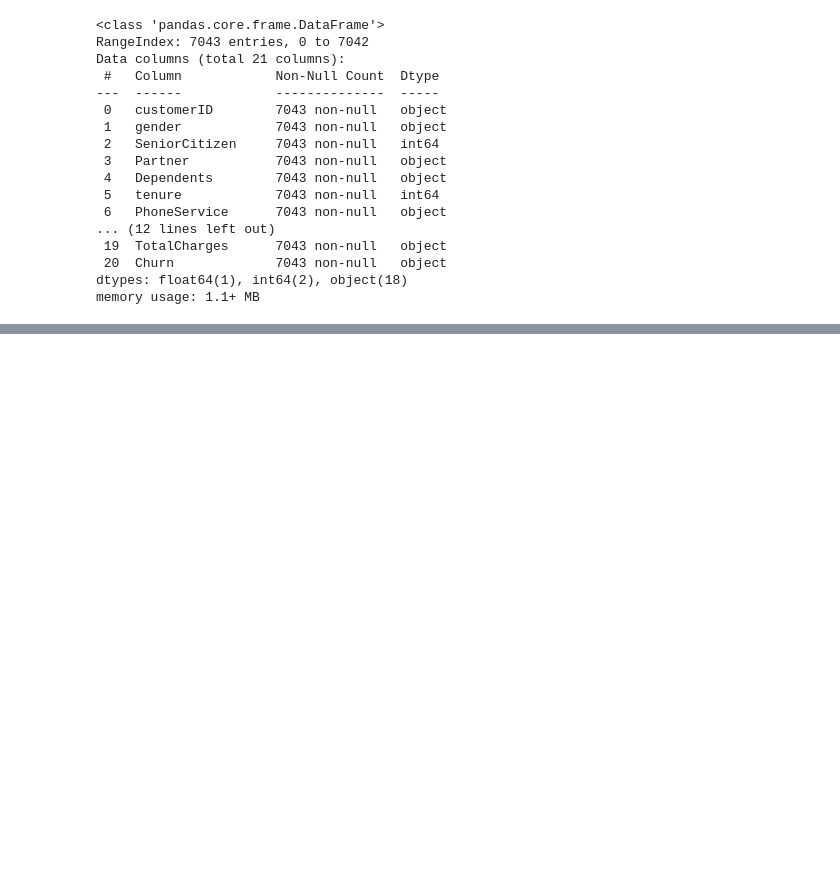
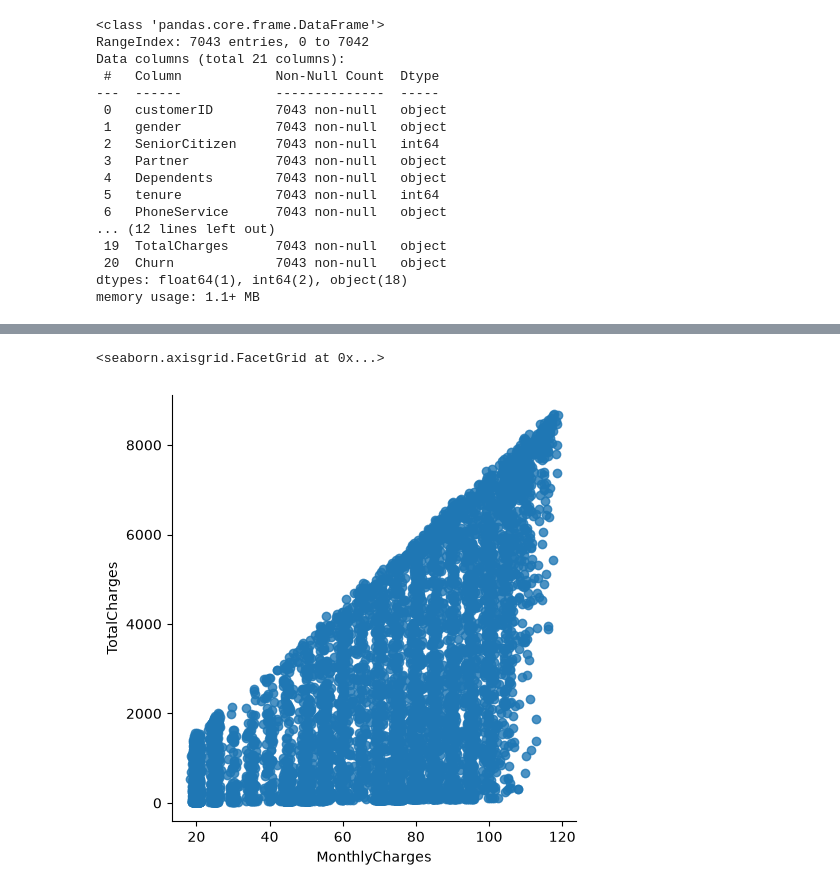
Before and after one commit to Swathi-devspace/customer-churn-prediction, a Jupyter notebook: notebooks/EDA.ipynb, the cells around one changed output, grey strips where cells are left out. Drawn from its saved outputs; the diff is of its cells as text; code cells hidden in the pictures; blank space fills up the shorter version.

```diff
--- a/notebooks/EDA.ipynb
+++ b/notebooks/EDA.ipynb
@@ -140,0 +297,2 @@ memory usage: 1.1+ MB
+# %%
+telco_data['Churn']=np.where(telco_data['Churn']=='Yes',1,0)
@@ -140,0 +308,3 @@ memory usage: 1.1+ MB
+# %%
+telco_data_dummies=pd.get_dummies(telco_data)
+telco_data_dummies.head()
@@ -140,0 +319,5 @@ memory usage: 1.1+ MB
+# %%
+sns.lmplot(data=telco_data_dummies,x='MonthlyCharges',y='TotalCharges',fit_reg=False)
+# %% [output]
+<seaborn.axisgrid.FacetGrid at 0x...>
+[figure, added]
```
Also changed, not shown: parts of 38 cells of this notebook.
